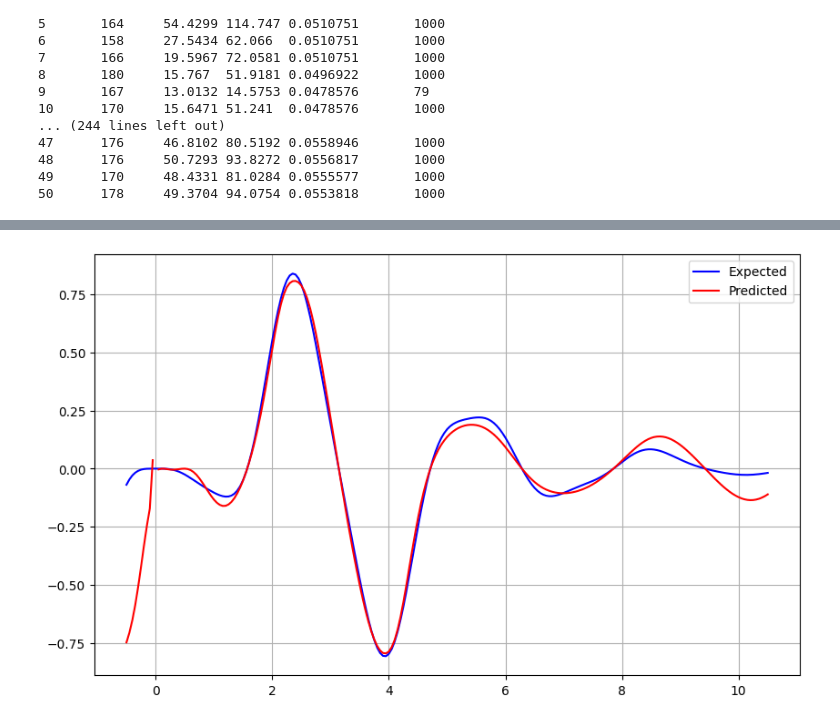
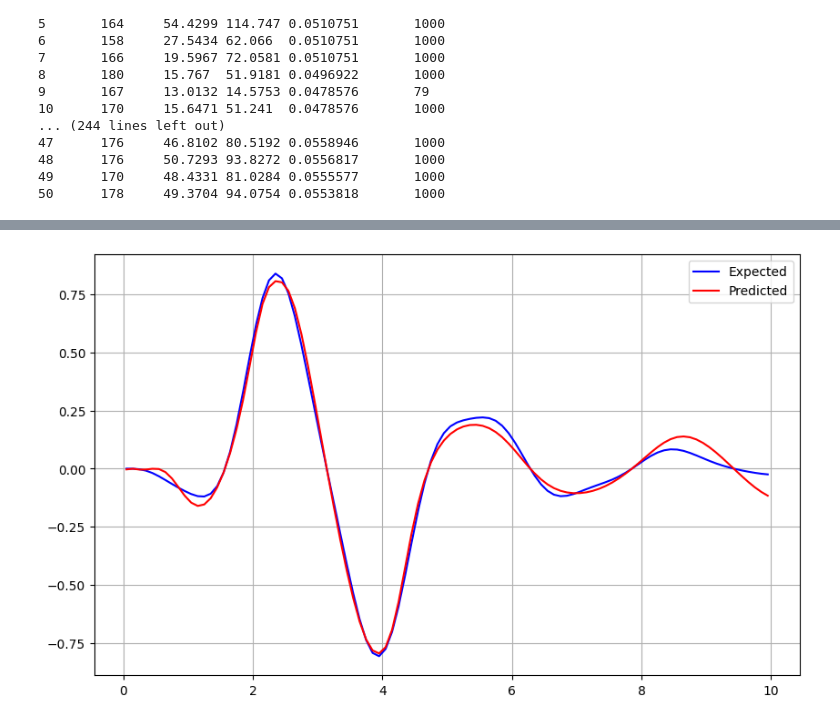
Before and after one commit to BuiHoangTu/ul.year2024Autumn.evolutionary-computation.e-tivities, a Jupyter notebook: ES3/Question2.ipynb, the cells around one changed output, grey strips where cells are left out. Cells and saved outputs as stored; diff of their text form; code cells hidden in the pictures.

```diff
--- a/ES3/Question2.ipynb
+++ b/ES3/Question2.ipynb
@@ -282,0 +287,17 @@ gen     nevals  avg     std     min             max
+# %%
+best = hofBest.items[0]
+func = toolbox.compile(expr=best)
+
+trainDf = trainDf.sort_values(by="Z1")
+
+plt.figure(figsize=(10, 6))
+plt.plot(trainDf["Z1"], trainDf["TARGET"], label="Train Data", color="blue")
+
+plt.plot(trainDf["Z1"], [func(z) for z in trainDf["Z1"]], label="Best GP", color="red")
+
+plt.xlabel("Z1")
+plt.ylabel("TARGET")
+
+plt.legend()
+plt.grid(True)
+plt.show()
@@ -283,20 +324,17 @@ gen     nevals  avg     std     min             max
 # %%
 # use your best individual so far to plot a graph with its outputs, and plot the expected curve (from the dataset) in the same graph.
 
-best = hofBest[0]
 
-func = toolbox.compile(expr=best)
-
-z1Values = testDf["Z1"].values
-targetValues = testDf["TARGET"].values
+z1Values = trainDf["Z1"].values
+targetValues = trainDf["TARGET"].values
 
 plt.figure(figsize=(10, 6))
 plt.plot(z1Values, targetValues, label="Expected", color="blue")
 
 predictedValues = [func(z) for z in z1Values]
 plt.plot(z1Values, predictedValues, label="Predicted", color="red")
 
 plt.legend()
 plt.grid(True)
 # %% [output]
-[figure, old version]
+[figure, new version]
```
Also changed, not shown: parts of 5 cells of this notebook.
